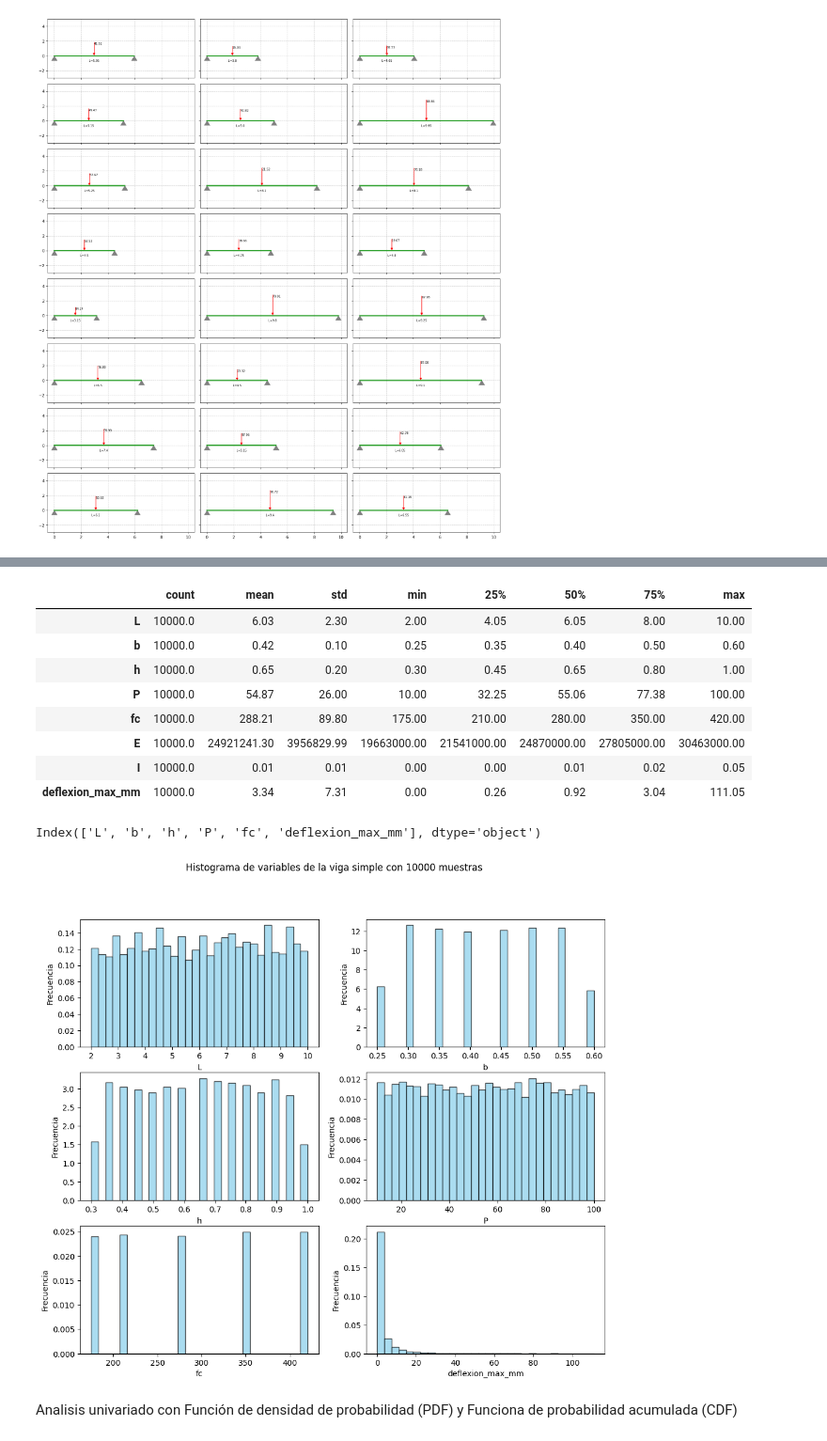
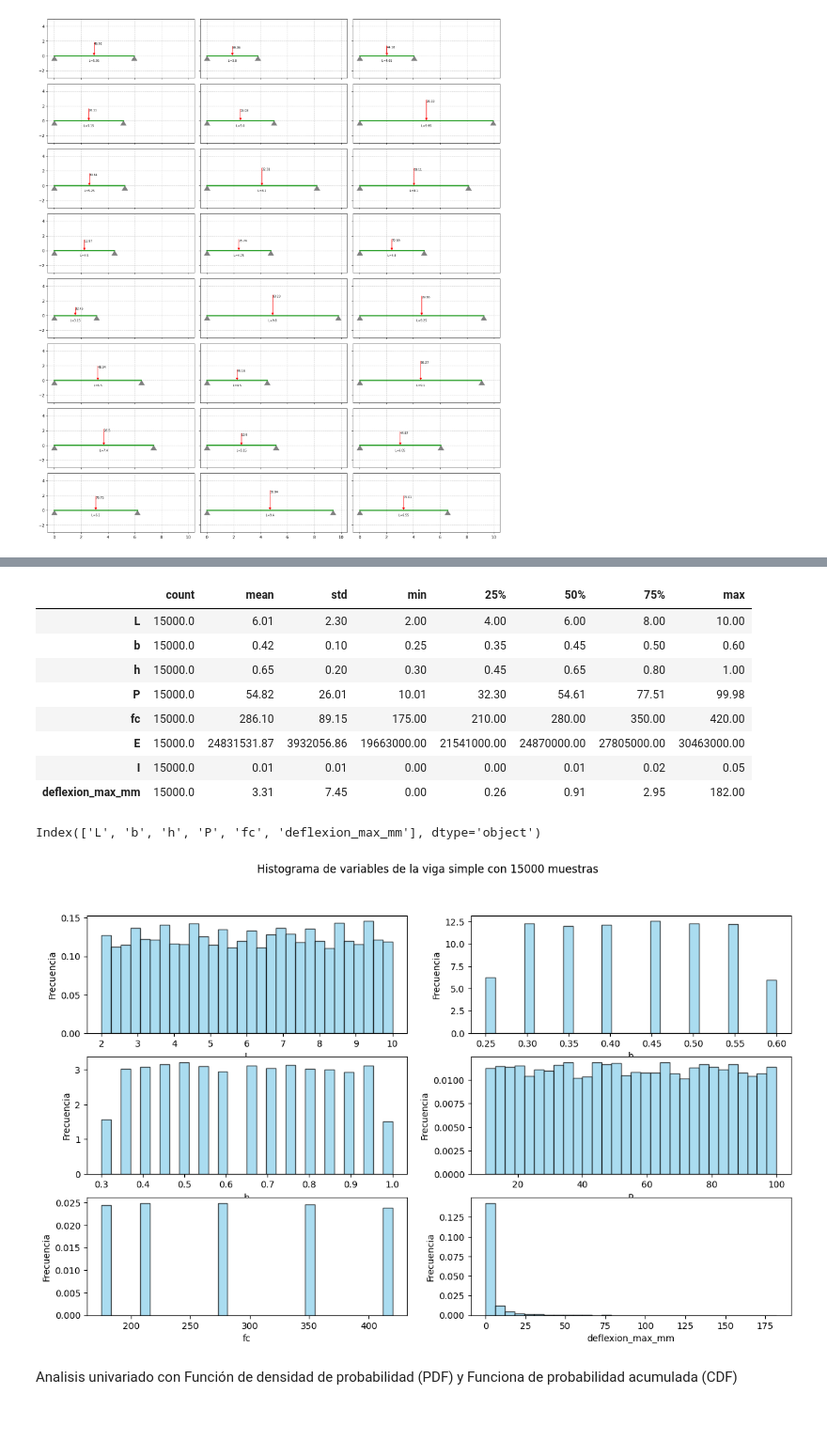
Before and after one commit to fjmucho/iAx, a Jupyter notebook: ML-e01 Red-Neuronal - Viga-simplemente-apoyada.ipynb, the cells around one changed output, grey strips where cells are left out. Shown: that part at 94% size. Cells and saved outputs as stored; diff of their text form; code cells hidden in the pictures.

```diff
--- a/ML-e01 Red-Neuronal - Viga-simplemente-apoyada.ipynb
+++ b/ML-e01 Red-Neuronal - Viga-simplemente-apoyada.ipynb
@@ -96,5 +96,5 @@ Rectangular Beam
 # %%
-data = gen_value_viga_simple(10_000)
+data = gen_value_viga_simple(15_000)
 data.head(6)
 # %% [output]
 |  | L | b | h | P | fc | E | I | deflexion_max_mm |
@@ -159,14 +159,14 @@ plt.show()
 data.describe().round(2).transpose()
 # %% [output]
 |  | count | mean | std | min | 25% | 50% | 75% | max |
-| L | 10000.0 | 6.03 | 2.30 | 2.00 | 4.05 | 6.05 | 8.00 | 10.00 |
-| b | 10000.0 | 0.42 | 0.10 | 0.25 | 0.35 | 0.40 | 0.50 | 0.60 |
-| h | 10000.0 | 0.65 | 0.20 | 0.30 | 0.45 | 0.65 | 0.80 | 1.00 |
-| P | 10000.0 | 54.87 | 26.00 | 10.00 | 32.25 | 55.06 | 77.38 | 100.00 |
-| fc | 10000.0 | 288.21 | 89.80 | 175.00 | 210.00 | 280.00 | 350.00 | 420.00 |
-| E | 10000.0 | 24921241.30 | 3956829.99 | 19663000.00 | 21541000.00 | 24870000.00 | 27805000.00 | 30463000.00 |
-| I | 10000.0 | 0.01 | 0.01 | 0.00 | 0.00 | 0.01 | 0.02 | 0.05 |
-| deflexion_max_mm | 10000.0 | 3.34 | 7.31 | 0.00 | 0.26 | 0.92 | 3.04 | 111.05 |
+| L | 15000.0 | 6.01 | 2.30 | 2.00 | 4.00 | 6.00 | 8.00 | 10.00 |
+| b | 15000.0 | 0.42 | 0.10 | 0.25 | 0.35 | 0.45 | 0.50 | 0.60 |
+| h | 15000.0 | 0.65 | 0.20 | 0.30 | 0.45 | 0.65 | 0.80 | 1.00 |
+| P | 15000.0 | 54.82 | 26.01 | 10.01 | 32.30 | 54.61 | 77.51 | 99.98 |
+| fc | 15000.0 | 286.10 | 89.15 | 175.00 | 210.00 | 280.00 | 350.00 | 420.00 |
+| E | 15000.0 | 24831531.87 | 3932056.86 | 19663000.00 | 21541000.00 | 24870000.00 | 27805000.00 | 30463000.00 |
+| I | 15000.0 | 0.01 | 0.01 | 0.00 | 0.00 | 0.01 | 0.02 | 0.05 |
+| deflexion_max_mm | 15000.0 | 3.31 | 7.45 | 0.00 | 0.26 | 0.91 | 2.95 | 182.00 |
 # %%
 data_keys = data.drop(columns=['E', 'I'], axis=1)
 data_keys = data_keys.keys()
@@ -174,21 +174,21 @@ data_keys
 # %% [output]
 Index(['L', 'b', 'h', 'P', 'fc', 'deflexion_max_mm'], dtype='object')
 # %%
-fig, ax = plt.subplots(3, 2, figsize=(12, 10))
+fig, ax = plt.subplots(3, 2, figsize=(14, 8))
 axs = ax.flatten() # lo convierte en una lista unidimensional
 # print(axs)
 fig.suptitle(f"Histograma de variables de la viga simple con {len(data)} muestras")
 
 for i, var in enumerate(data_keys):
     axs[i].hist( data[var], bins=30, edgecolor='black', color="skyblue", density=True, alpha=0.7) # , kde=True
     # sns.histplot(data[column], kde=True, stat="count", bins=30, color='skyblue', edgecolor='black', ax=axes[i])
     # sns.kdeplot(data[column], color='red', ax=axes[i])
     axs[i].set_xlabel(var)
     axs[i].set_ylabel("Frecuencia")
 plt.tight_layout
 plt.show()
 # %% [output]
-[figure, old version]
+[figure, new version]
 # %% [markdown]
  Analisis univariado con Función de densidad de probabilidad (PDF)  y Funciona de probabilidad acumulada (CDF)
 # %%
```
Also changed, not shown: parts of 17 cells of this notebook, 21 other files.
